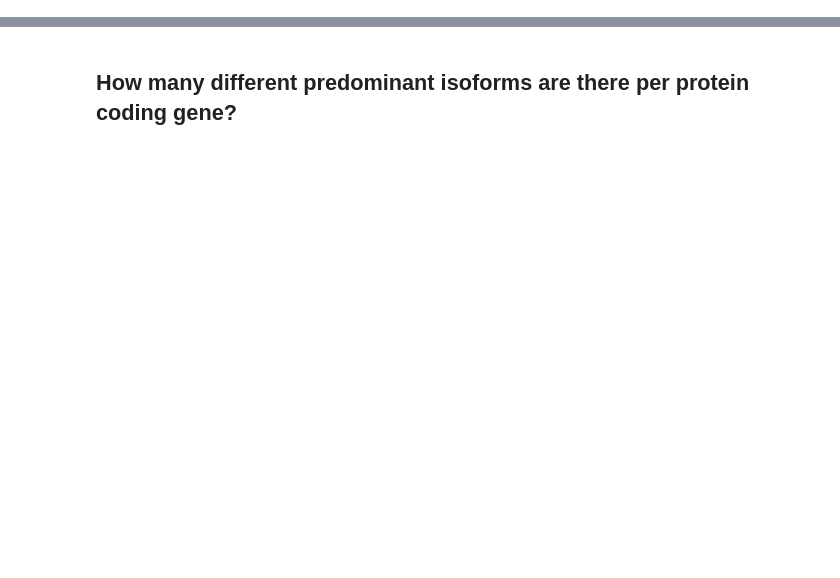
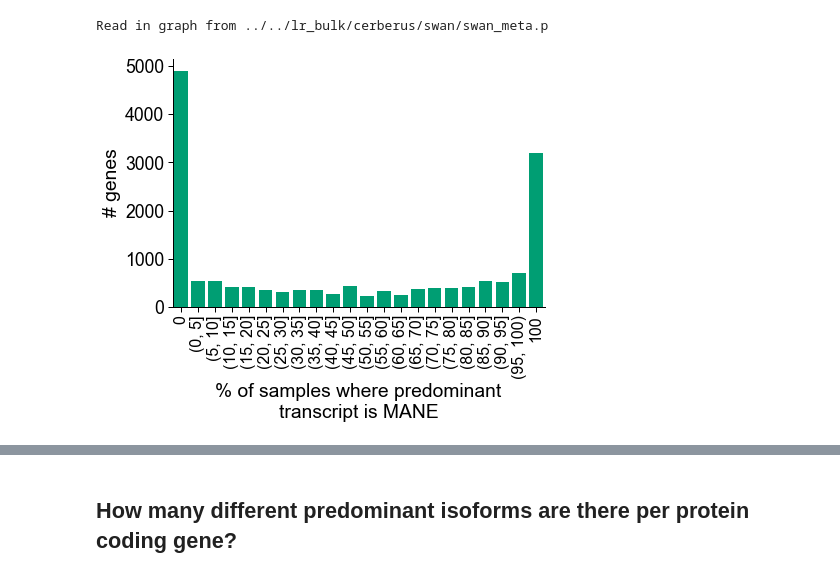
Before and after one commit to fairliereese/rnawg, a Jupyter notebook: figures/fig_4_sample_major/fig_mane.ipynb, the cells around one changed output, grey strips where cells are left out. Cells and saved outputs as stored; diff of their text form; code cells hidden in the pictures; blank space fills up the shorter version.

```diff
--- a/figures/fig_4_sample_major/fig_mane.ipynb
+++ b/figures/fig_4_sample_major/fig_mane.ipynb
@@ -628,4 +639,11 @@ tes
 # %%
 sg = swan.read(swan_file)
 ca = cerberus.read(cerberus_h5)
-mp_dfs = mane_analysis(sg, 'sample', 1)
+_ = mane_analysis(sg, ca,
+              t_orig_metadata,
+              mane_file, 'sample', 1, feats=['triplet'])
+# %% [output]
+Read in graph from ../../lr_bulk/cerberus/swan/swan_meta.p
+# %%
+feat = 'triplet'
+obs_col='sample'
@@ -631,0 +684,28 @@ mp_dfs = mane_analysis(sg, 'sample', 1)
+# %%
+sns.set_context('paper', font_scale=2)
+mpl.rcParams['font.family'] = 'Arial'
+mpl.rcParams['pdf.fonttype'] = 42
+
+c_dict, order = get_feat_triplet_colors()
+
+
+ax = sns.catplot(temp, x='bin', y='mp_perc', kind='bar',
+                 color=c_dict[feat], saturation=1)
+plt.gcf().set_size_inches(1.3333*6,0.7639*6)
+ylabel = '# genes'
+if obs_col == 'dataset':
+    label_col = 'librarie'
+else:
+    label_col = obs_col
+if feat in ['tss', 'ic', 'tes']:
+    xlabel = '% of {}s where predominant\n{} is from MANE'.format(label_col, feat.upper())
+else:
+    xlabel = '% of {}s where predominant\ntranscript is MANE'.format(label_col)
+ax.set(ylabel=ylabel, xlabel=xlabel)
+ax.tick_params(axis='x', rotation=90)
+_ = plt.xticks(fontsize=16)
+
+fname = 'temp.pdf'
+plt.savefig(fname, dpi=800, bbox_inches='tight')
+# %% [output]
+[figure, added]
```
Also changed, not shown: parts of 6 cells of this notebook, 33 other files.
